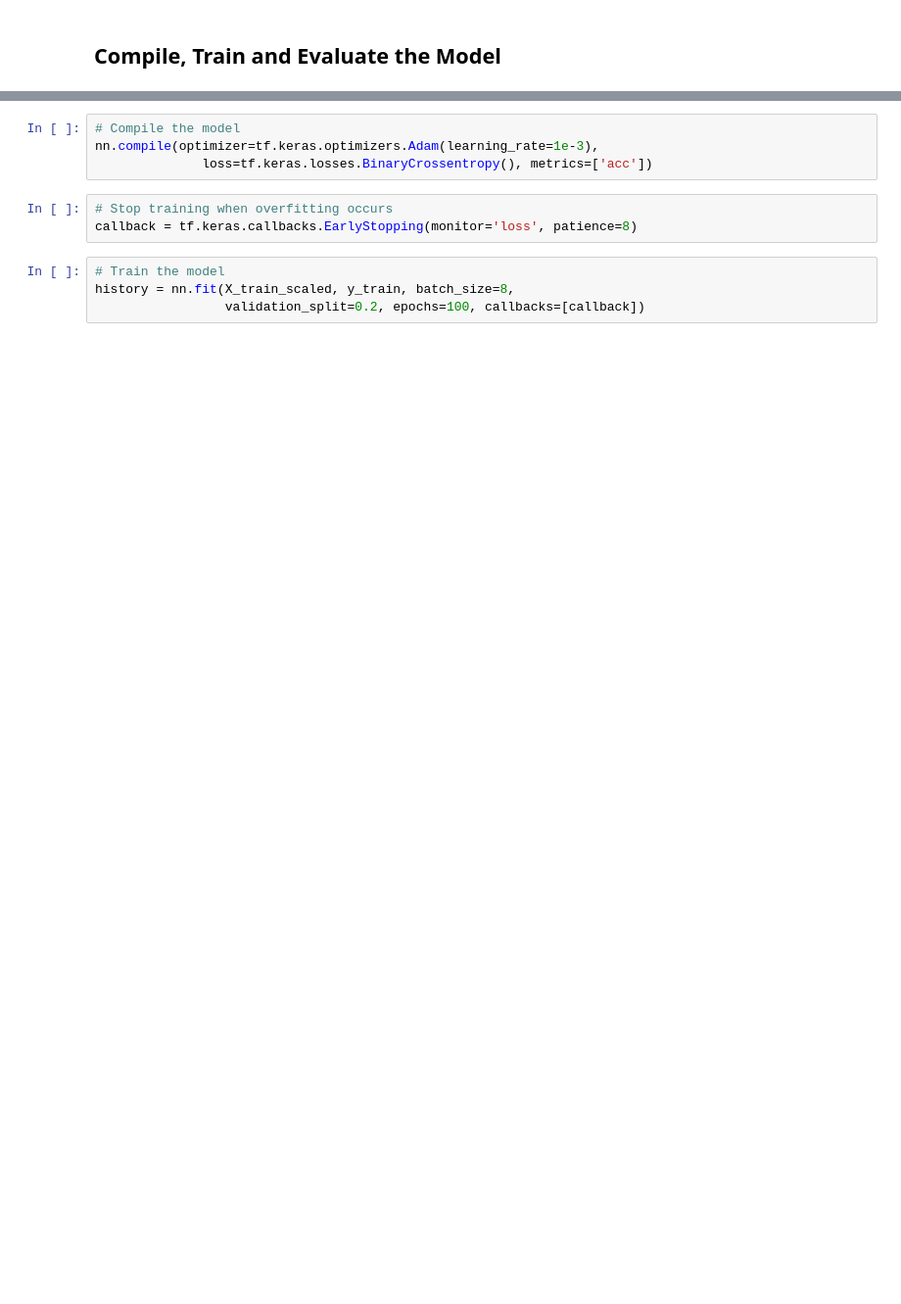
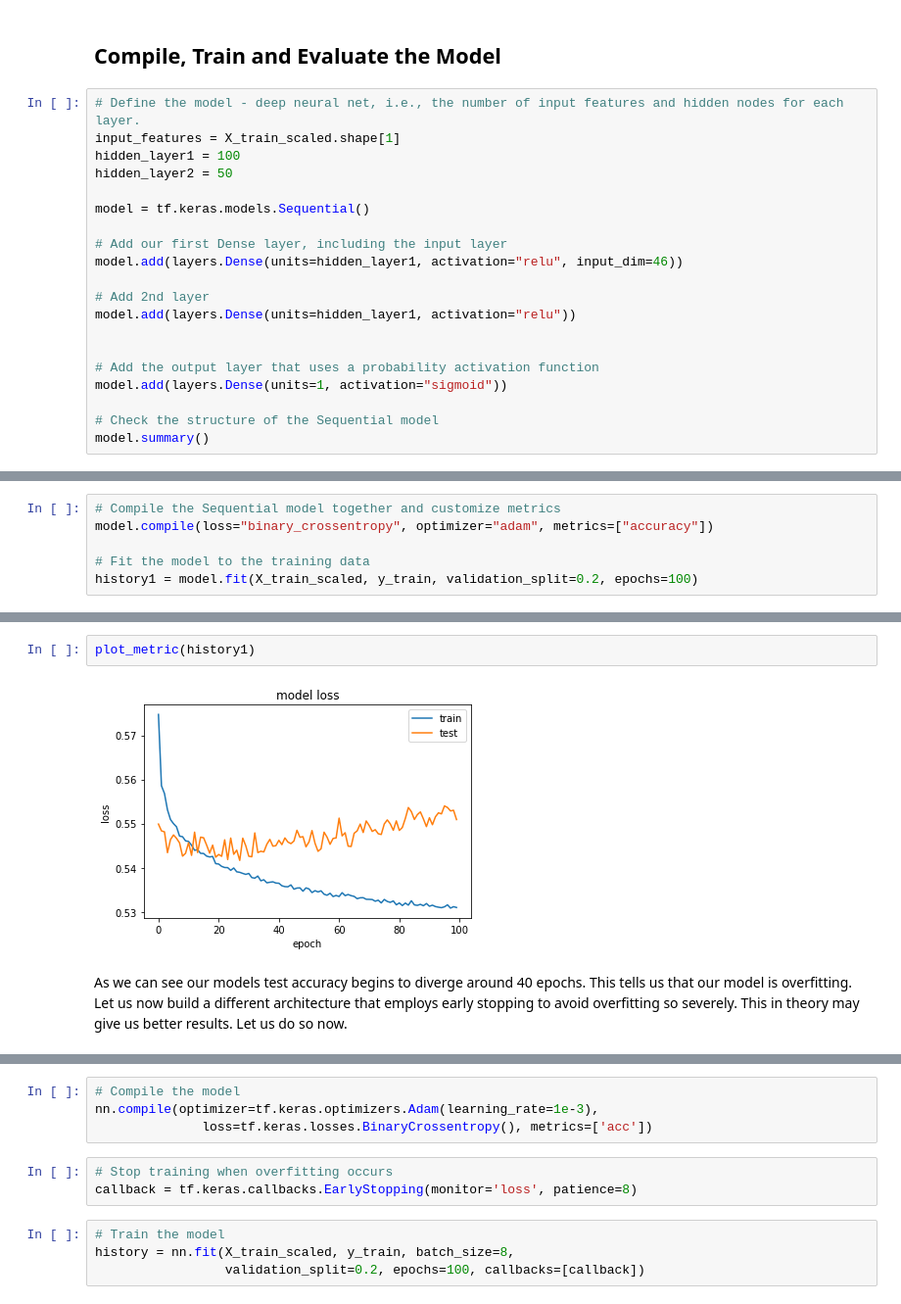
Before and after one commit to mattf4171/deep-learning-challenge, a Jupyter notebook: AlphabetSoupCharity_Optimization.ipynb, the cells around one changed output, grey strips where cells are left out. Shown at 98% size. Cells and saved outputs as stored; diff of their text form; blank space fills up the shorter version.

```diff
--- a/AlphabetSoupCharity_Optimization.ipynb
+++ b/AlphabetSoupCharity_Optimization.ipynb
@@ -176,2 +190,22 @@ X_test_scaled = X_scaler.transform(X_test)
 # %% [markdown]
 ## Compile, Train and Evaluate the Model
+# %%
+# Define the model - deep neural net, i.e., the number of input features and hidden nodes for each layer.
+input_features = X_train_scaled.shape[1]
+hidden_layer1 = 100
+hidden_layer2 = 50
+
+model = tf.keras.models.Sequential()
+
+# Add our first Dense layer, including the input layer
+model.add(layers.Dense(units=hidden_layer1, activation="relu", input_dim=46))
+
+# Add 2nd layer
+model.add(layers.Dense(units=hidden_layer1, activation="relu"))
+
+
+# Add the output layer that uses a probability activation function
+model.add(layers.Dense(units=1, activation="sigmoid"))
+
+# Check the structure of the Sequential model
+model.summary()
@@ -177,0 +230,6 @@ X_test_scaled = X_scaler.transform(X_test)
+# %%
+# Compile the Sequential model together and customize metrics
+model.compile(loss="binary_crossentropy", optimizer="adam", metrics=["accuracy"])
+
+# Fit the model to the training data
+history1 = model.fit(X_train_scaled, y_train, validation_split=0.2, epochs=100)
@@ -178,3 +254,9 @@ X_test_scaled = X_scaler.transform(X_test)
+# %%
+plot_metric(history1)
+# %% [output]
+[figure, added]
+# %% [markdown]
+As we can see our models test accuracy begins to diverge around 40 epochs. This tells us that our model is overfitting. Let us now build a different architecture that employs early stopping to avoid overfitting so severely. This in theory may give us better results. Let us do so now.
 # %%
 # Define the model - deep neural net, i.e., the number of input features and hidden nodes for each layer.
 input_features = X_train_scaled.shape[1]
```
Also changed, not shown: parts of 14 cells of this notebook.
